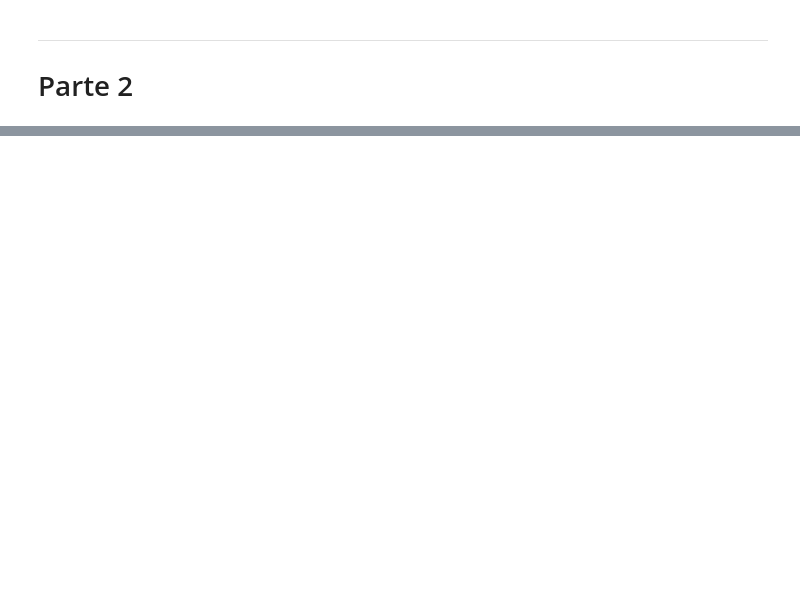
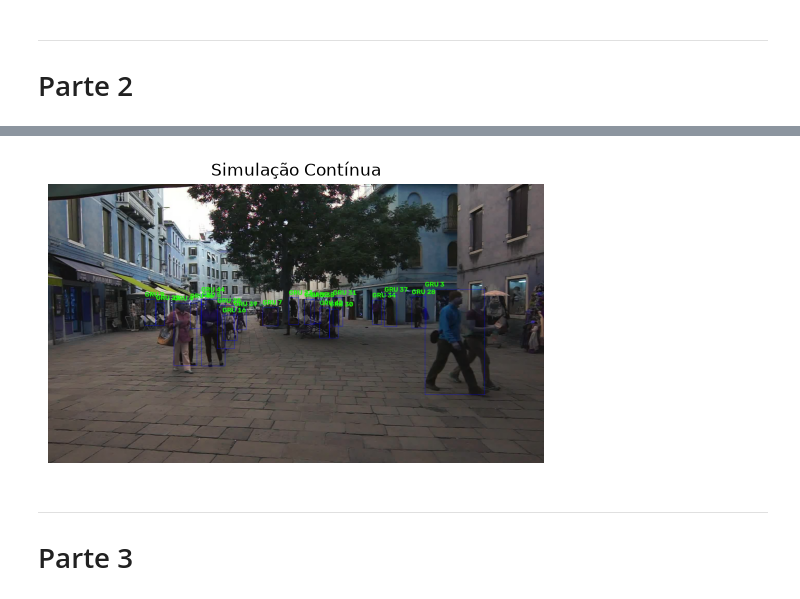
Before and after one commit to WalleriaSimoes/deep-learning-pa2, a Jupyter notebook: script.ipynb, the cells around one changed output, grey strips where cells are left out. Cells and saved outputs as stored; diff of their text form; code cells hidden in the pictures; blank space fills up the shorter version.

```diff
--- a/script.ipynb
+++ b/script.ipynb
@@ -587,32 +630,50 @@ print("\n--- TESTANDO O MODELO NO VÍDEO DE VALIDAÇÃO ---")
 
 # Coloca em modo de inferência (desliga gradientes)
 modelo_real.eval()
 
 # Recuperamos os dados cru do vídeo de teste isolado
 frames_validacao = frames_by_video[video_selected]
 ground_truth_SDP = ground_truth_SDP_by_video[video_selected]
 dets_SDP = dets_SDP_by_video[video_selected]
 
-# Roda o rastreador GRU (Inteligente) para as detecções do SDP
+# Descobre a resolução real exclusivamente para este vídeo de validação
+img_h, img_w = frames_validacao[0].shape[:2]
+
+# Roda o rastreador GRU (Inteligente)
 dets_SDP_gru = [
     ', '.join(box[:-1].astype(float).astype(int).astype(str)) + f", {box[-1]}"
-    for box in gru_tracker_shift(ground_truth_data=dets_SDP, model=modelo_real, device=device, img_w=img_w, img_h=img_h, threshold=0.5, max_age=10)
+    for box in gru_tracker_shift(
+        ground_truth_data=dets_SDP,
+        model=modelo_real,
+        device=device,
+        img_w=img_w,
+        img_h=img_h,
+        threshold=0.3, # Abaixado para tolerar o erro da rede
+        max_age=3,     # Fantasmas morrem mais rápido
+        T=8
+    )
 ]
 
 # Roda o rastreador GRU para as detecções do Faster R-CNN (Criadas na sua Parte 1)
 dets_rcnn_gru = [
     ', '.join(box[:-1].astype(float).astype(int).astype(str)) + f", {box[-1]}"
     for box in gru_tracker_shift(ground_truth_data=dets_rcnn, model=modelo_real, device=device, img_w=img_w, img_h=img_h, threshold=0.5, max_age=10)
 ]
 
 # Avalia as métricas globais comparando com o modelo Ingênuo da Parte 1
 metrics_SDP_naive = evaluate_trajectories(ground_truth=ground_truth_SDP, preds=dets_SDP_naive, threshold=0.5)
 metrics_SDP_gru   = evaluate_trajectories(ground_truth=ground_truth_SDP, preds=dets_SDP_gru, threshold=0.5)
 
 print("\n=== COMPARAÇÃO FINAL SDP ===")
 print("Rastreador Ingênuo:", metrics_SDP_naive)
 print("Rastreador Inteligente (GRU):", metrics_SDP_gru)
 
 # Mostra a inferência visual do rastreamento ocorrendo em tempo real
 frames_with_bboxes_gru = visualize_ground_truth_RGB(frames_validacao, dets_SDP_gru, put_id=True, fmt=lambda id: f"GRU {id}")
 plot_simulation_frames(frames_with_bboxes_gru)
+# %% [output]
+[figure, added]
+# %% [markdown]
+---
+
+# Parte 3
```
Also changed, not shown: parts of 18 cells of this notebook, 1 other file.
